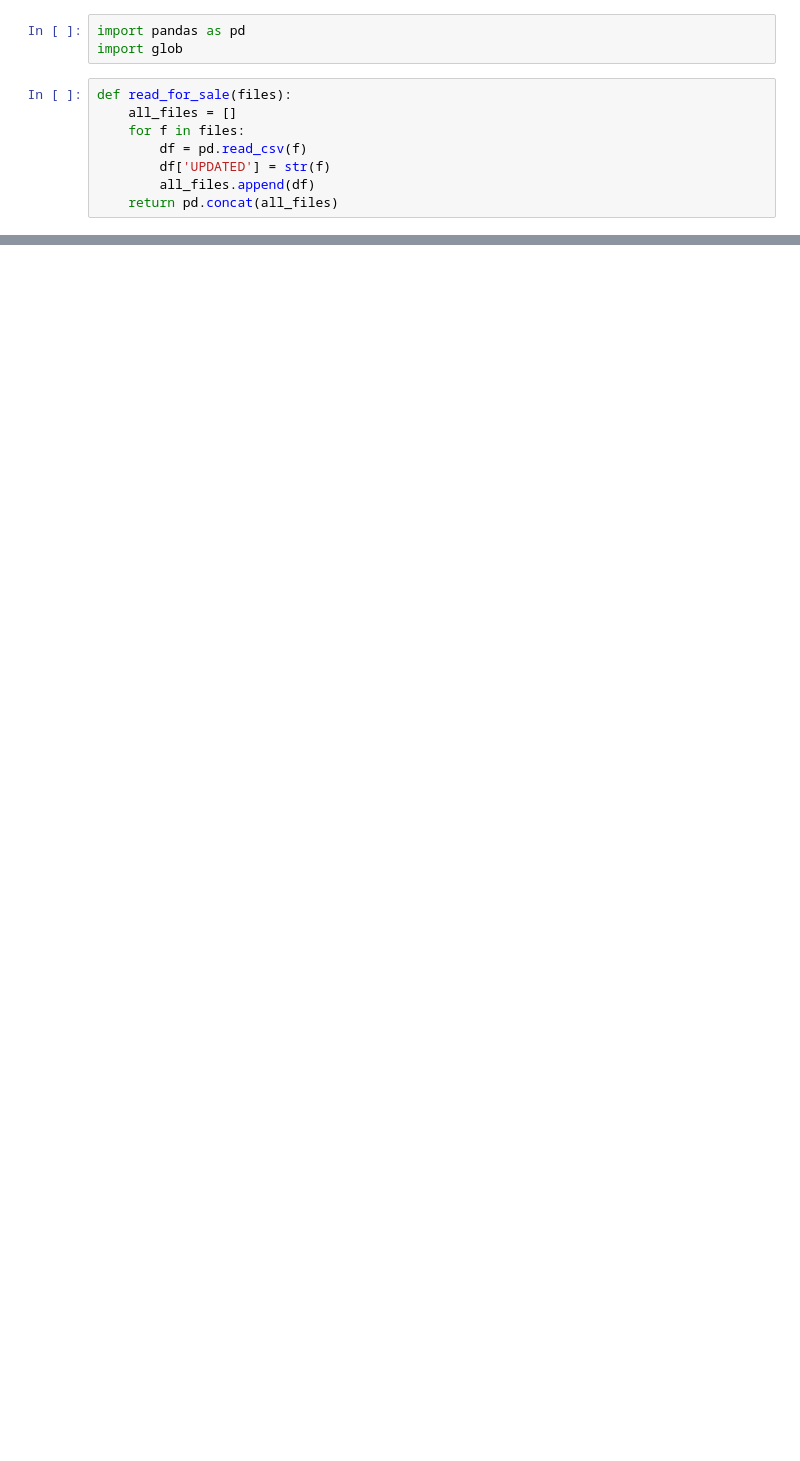
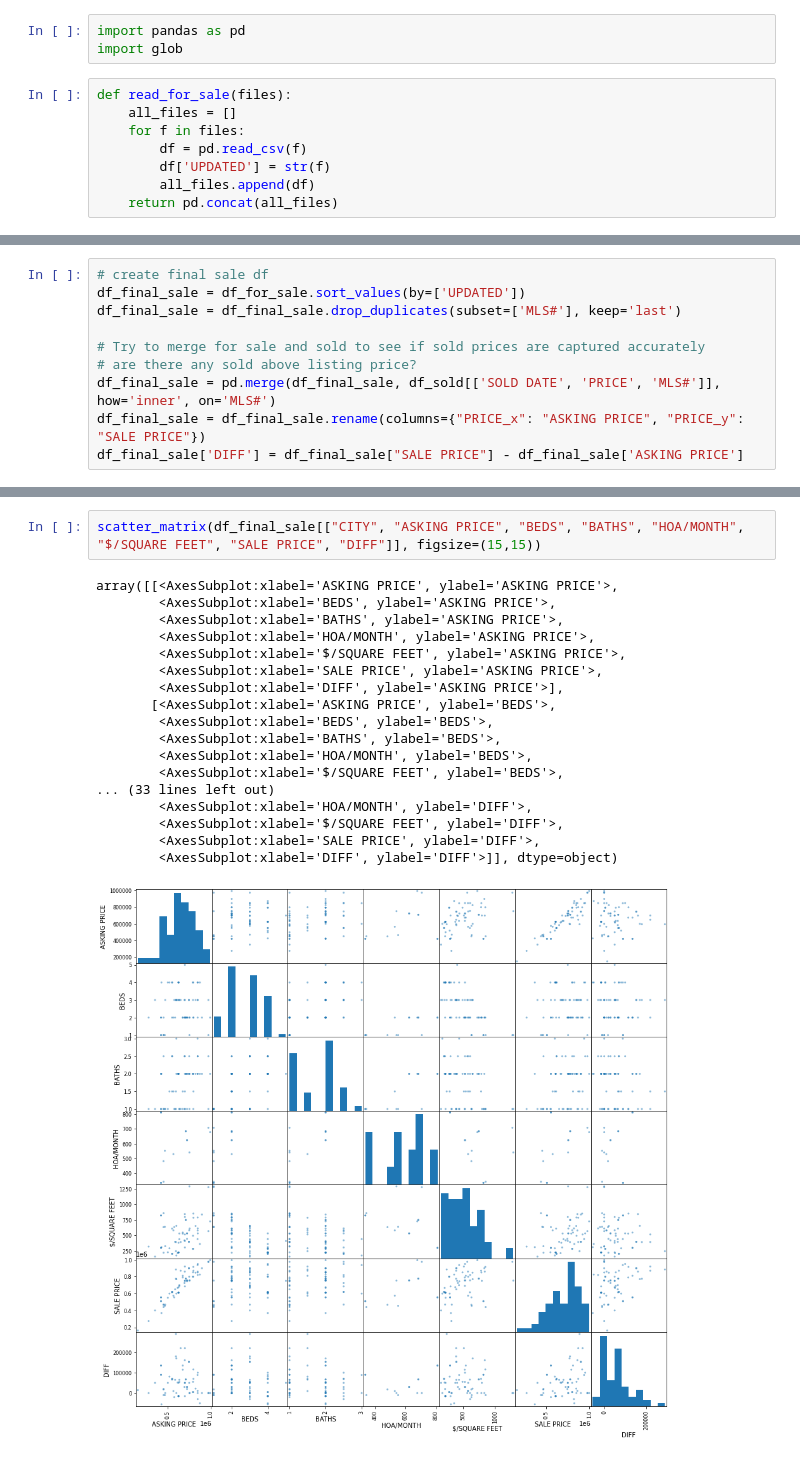
Before and after one commit to PeterArbaugh/seattle_re, a Jupyter notebook: Redfin_sketch_book.ipynb, the cells around one changed output, grey strips where cells are left out. Drawn from its saved outputs; the diff is of its cells as text; blank space fills up the shorter version.

```diff
--- a/Redfin_sketch_book.ipynb
+++ b/Redfin_sketch_book.ipynb
@@ -74,0 +71,10 @@ _
+# %%
+# create final sale df
+df_final_sale = df_for_sale.sort_values(by=['UPDATED'])
+df_final_sale = df_final_sale.drop_duplicates(subset=['MLS#'], keep='last')
+
+# Try to merge for sale and sold to see if sold prices are captured accurately
+# are there any sold above listing price?
+df_final_sale = pd.merge(df_final_sale, df_sold[['SOLD DATE', 'PRICE', 'MLS#']], how='inner', on='MLS#')
+df_final_sale = df_final_sale.rename(columns={"PRICE_x": "ASKING PRICE", "PRICE_y": "SALE PRICE"})
+df_final_sale['DIFF'] = df_final_sale["SALE PRICE"] - df_final_sale['ASKING PRICE']
@@ -74,0 +112,21 @@ _
+# %%
+scatter_matrix(df_final_sale[["CITY", "ASKING PRICE", "BEDS", "BATHS", "HOA/MONTH", "$/SQUARE FEET", "SALE PRICE", "DIFF"]], figsize=(15,15))
+# %% [output]
+array([[<AxesSubplot:xlabel='ASKING PRICE', ylabel='ASKING PRICE'>,
+        <AxesSubplot:xlabel='BEDS', ylabel='ASKING PRICE'>,
+        <AxesSubplot:xlabel='BATHS', ylabel='ASKING PRICE'>,
+        <AxesSubplot:xlabel='HOA/MONTH', ylabel='ASKING PRICE'>,
+        <AxesSubplot:xlabel='$/SQUARE FEET', ylabel='ASKING PRICE'>,
+        <AxesSubplot:xlabel='SALE PRICE', ylabel='ASKING PRICE'>,
+        <AxesSubplot:xlabel='DIFF', ylabel='ASKING PRICE'>],
+       [<AxesSubplot:xlabel='ASKING PRICE', ylabel='BEDS'>,
+        <AxesSubplot:xlabel='BEDS', ylabel='BEDS'>,
+        <AxesSubplot:xlabel='BATHS', ylabel='BEDS'>,
+        <AxesSubplot:xlabel='HOA/MONTH', ylabel='BEDS'>,
+        <AxesSubplot:xlabel='$/SQUARE FEET', ylabel='BEDS'>,
+... (33 lines left out)
+        <AxesSubplot:xlabel='HOA/MONTH', ylabel='DIFF'>,
+        <AxesSubplot:xlabel='$/SQUARE FEET', ylabel='DIFF'>,
+        <AxesSubplot:xlabel='SALE PRICE', ylabel='DIFF'>,
+        <AxesSubplot:xlabel='DIFF', ylabel='DIFF'>]], dtype=object)
+[figure, added]
```
Also changed, not shown: parts of 15 cells of this notebook.
